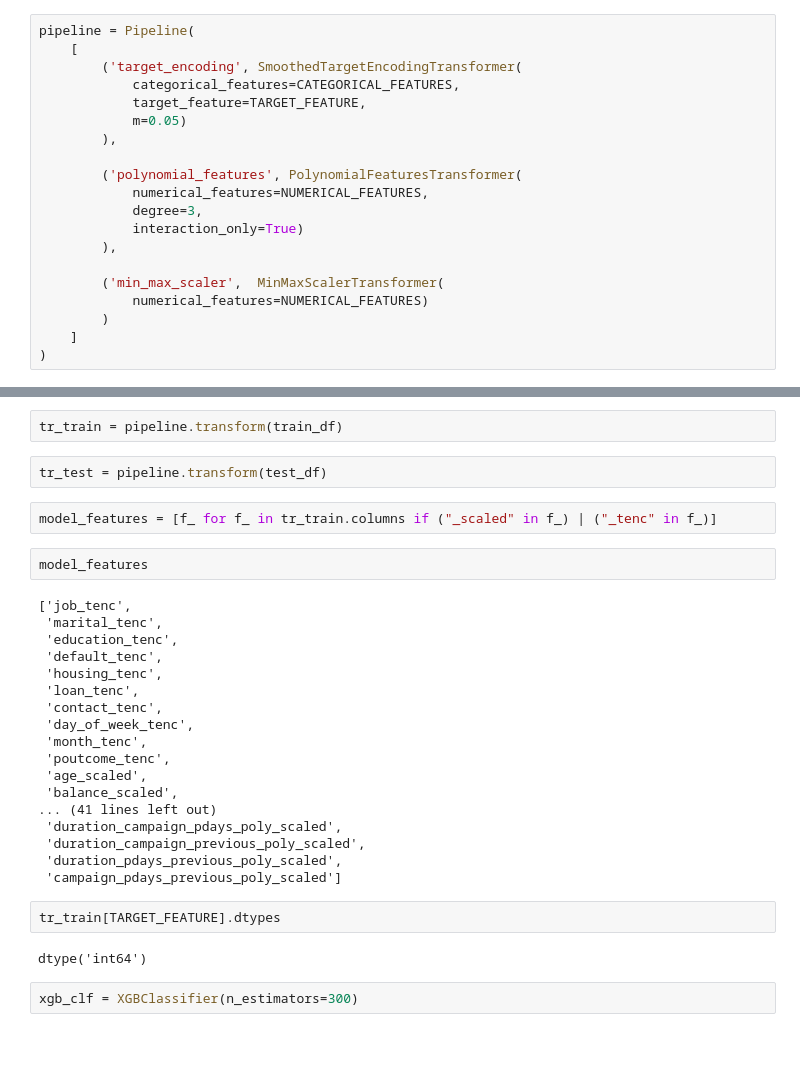
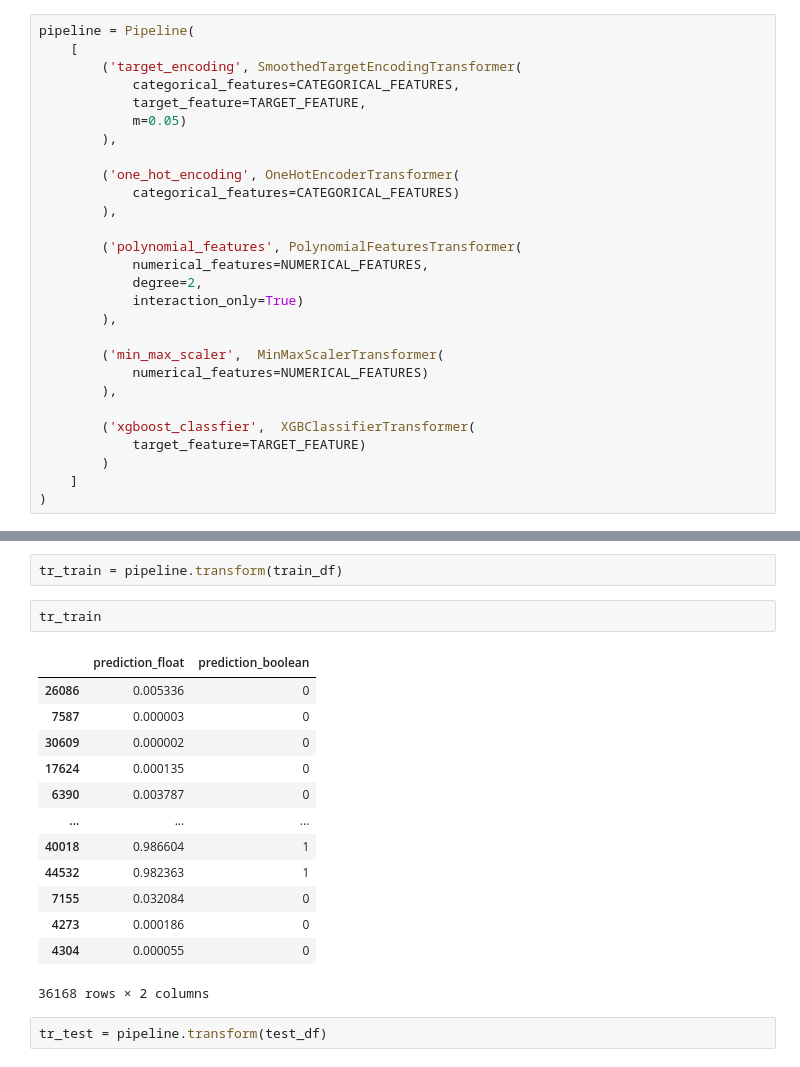
Before and after one commit to jb-cardiel/01-prediction-service, a Jupyter notebook: container_retrain/prediction-service-EDA.ipynb, the cells around one changed output, grey strips where cells are left out. Cells and saved outputs as stored; diff of their text form.

```diff
--- a/container/prediction-service-EDA.ipynb
+++ b/container_retrain/prediction-service-EDA.ipynb
@@ -398,14 +444,22 @@ pipeline = Pipeline(
             m=0.05)
         ),
 
+        ('one_hot_encoding', OneHotEncoderTransformer(
+            categorical_features=CATEGORICAL_FEATURES)
+        ),
+
         ('polynomial_features', PolynomialFeaturesTransformer(
             numerical_features=NUMERICAL_FEATURES,
-            degree=3,
+            degree=2,
             interaction_only=True)
         ),
 
         ('min_max_scaler',  MinMaxScalerTransformer(
             numerical_features=NUMERICAL_FEATURES)
+        ),
+
+        ('xgboost_classfier',  XGBClassifierTransformer(
+            target_feature=TARGET_FEATURE)
         )
     ]
 )
@@ -432,32 +487,20 @@ Pipeline(steps=[('target_encoding',
 # %%
 tr_train = pipeline.transform(train_df)
+# %%
+tr_train
+# %% [output]
+|  | prediction_float | prediction_boolean |
+| 26086 | 0.005336 | 0 |
+| 7587 | 0.000003 | 0 |
+| 30609 | 0.000002 | 0 |
+| 17624 | 0.000135 | 0 |
+| 6390 | 0.003787 | 0 |
+| ... | ... | ... |
+| 40018 | 0.986604 | 1 |
+| 44532 | 0.982363 | 1 |
+| 7155 | 0.032084 | 0 |
+| 4273 | 0.000186 | 0 |
+| 4304 | 0.000055 | 0 |
+36168 rows × 2 columns
 # %%
 tr_test = pipeline.transform(test_df)
-# %%
-model_features = [f_ for f_ in tr_train.columns if ("_scaled" in f_) | ("_tenc" in f_)]
-# %%
-model_features
-# %% [output]
-['job_tenc',
- 'marital_tenc',
- 'education_tenc',
- 'default_tenc',
- 'housing_tenc',
- 'loan_tenc',
- 'contact_tenc',
- 'day_of_week_tenc',
- 'month_tenc',
- 'poutcome_tenc',
- 'age_scaled',
- 'balance_scaled',
-... (41 lines left out)
- 'duration_campaign_pdays_poly_scaled',
- 'duration_campaign_previous_poly_scaled',
- 'duration_pdays_previous_poly_scaled',
- 'campaign_pdays_previous_poly_scaled']
-# %%
-tr_train[TARGET_FEATURE].dtypes
-# %% [output]
-dtype('int64')
-# %%
-xgb_clf = XGBClassifier(n_estimators=300)
```
Also changed, not shown: parts of 25 cells of this notebook, 2 other files.
